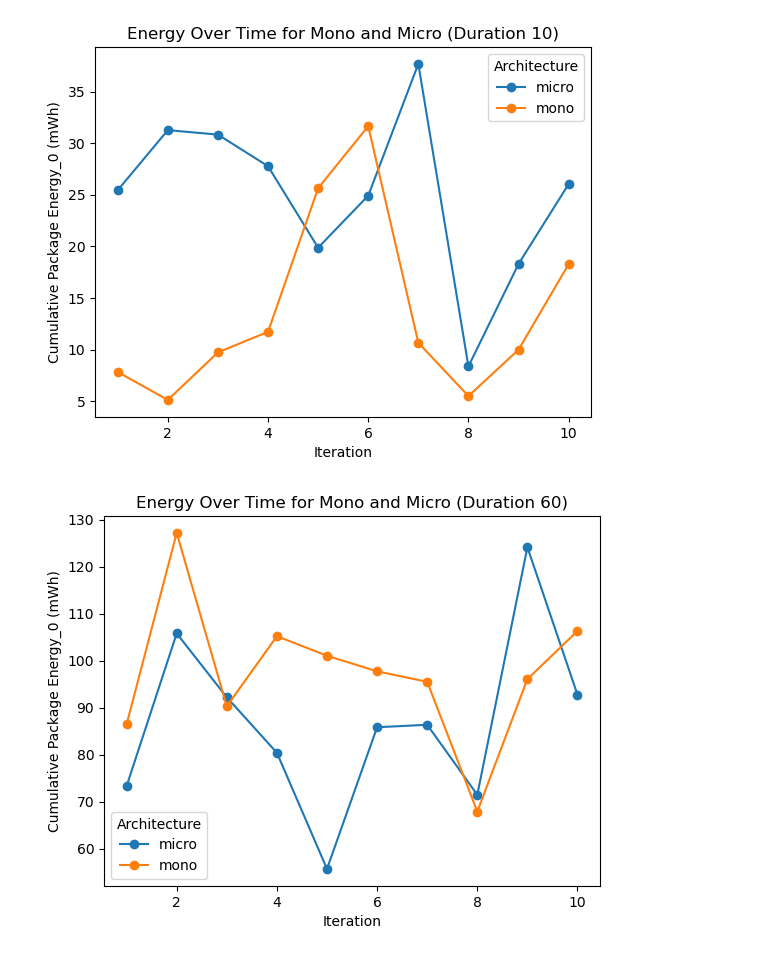
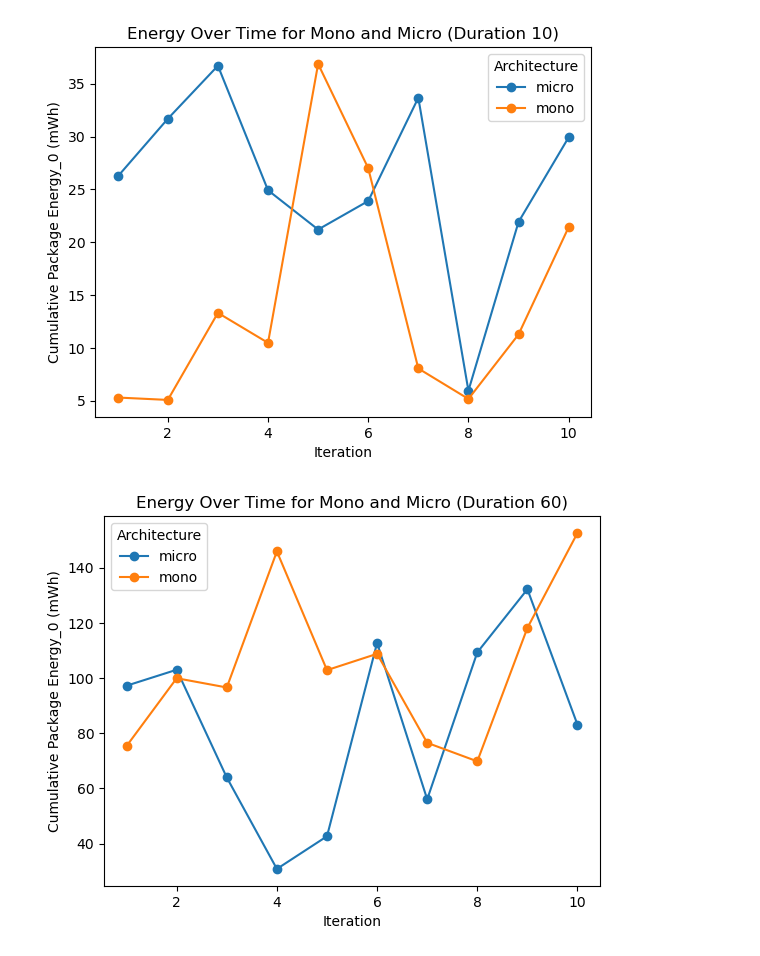
Before and after one commit to ticket-monster-msa/monolith, a Jupyter notebook: data-visualisation/visualise.ipynb, the cells around one changed output. Drawn from its saved outputs; the diff is of its cells as text; code cells hidden in the pictures.

Commit message:
Updating graphs for data vis

```diff
--- a/data-visualisation/visualise.ipynb
+++ b/data-visualisation/visualise.ipynb
@@ -43,6 +45,8 @@ plt.show()
 # %%
 # Filter data for duration 5
-filtered_data = df[df['Duration'] == 10]
+# filtered_data = df[df['Duration'] == 10]
+filtered_data = df[(df['Duration'] == 10) & df['File Name'].str.contains(r'\d+-api-monitor\.csv|\d+-frontend-monitor\.csv')]
+
 
 # Group the data by 'Iteration' and 'Architecture' and calculate the mean of energy
 grouped_data = filtered_data.groupby(['Iteration', 'Architecture'])['Cumulative Package Energy_0 (mWh)'].mean().unstack()
@@ -57,22 +61,24 @@ plt.legend(title='Architecture')
 # Show the plot
 plt.show()
 # %% [output]
-[figure, old version]
+[figure, new version]
 # %%
 # Filter data for duration 5
-filtered_data = df[df['Duration'] == 60]
+# filtered_data = df[df['Duration'] == 60]
+filtered_data = df[(df['Duration'] == 60) & df['File Name'].str.contains(r'\d+-api-monitor\.csv|\d+-frontend-monitor\.csv')]
+
 
 # Group the data by 'Iteration' and 'Architecture' and calculate the mean of energy
 grouped_data = filtered_data.groupby(['Iteration', 'Architecture'])['Cumulative Package Energy_0 (mWh)'].mean().unstack()
 
 # Create a line chart
 grouped_data.plot(kind='line', marker='o')
 plt.xlabel('Iteration')
 plt.ylabel('Cumulative Package Energy_0 (mWh)')
 plt.title('Energy Over Time for Mono and Micro (Duration 60)')
 plt.legend(title='Architecture')
 
 # Show the plot
 plt.show()
 # %% [output]
-[figure, old version]
+[figure, new version]
```
Also changed, not shown: parts of 3 cells of this notebook.
